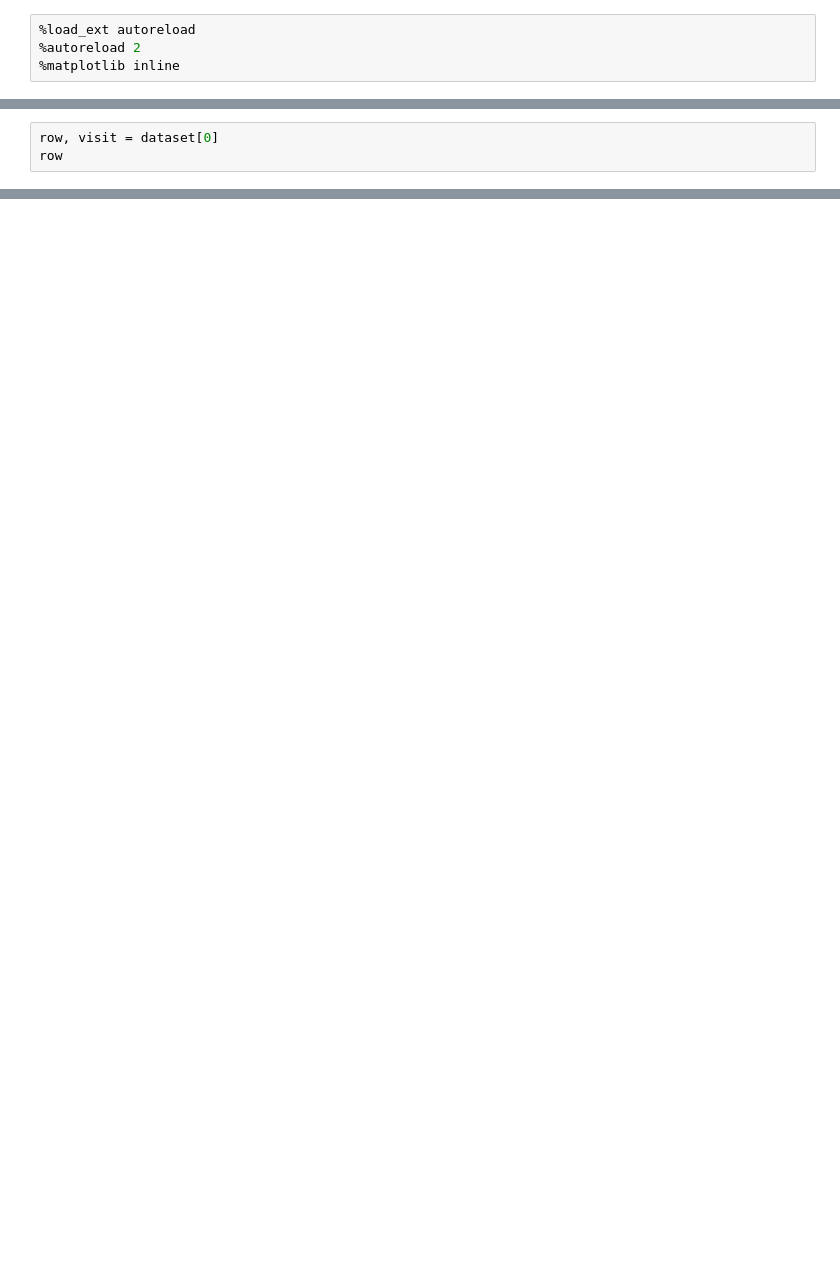
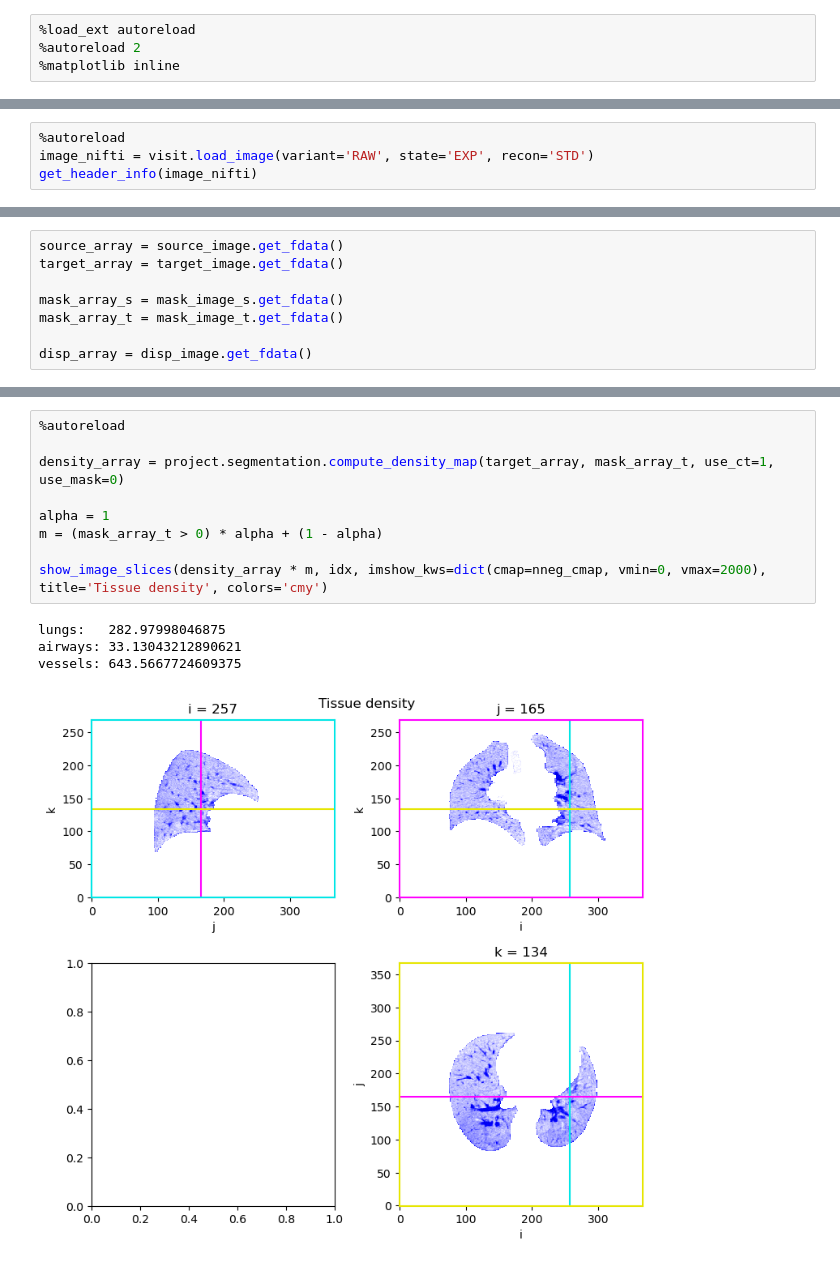
Before and after one commit to mattragoza/lung-project, a Jupyter notebook: notebooks/copdgene/01-preprocessing.ipynb, the cells around one changed output, grey strips where cells are left out. Cells and saved outputs as stored; diff of their text form; blank space fills up the shorter version.

```diff
--- a/notebooks/copdgene/01-preprocessing.ipynb
+++ b/notebooks/copdgene/01-preprocessing.ipynb
@@ -47,3 +44,0 @@ dataset
-# %%
-row, visit = dataset[0]
-row
@@ -138,0 +99,4 @@ get_header_info(image_nifti)
+# %%
+%autoreload
+image_nifti = visit.load_image(variant='RAW', state='EXP', recon='STD')
+get_header_info(image_nifti)
@@ -213,0 +314,8 @@ Wall time: 26.2 s
+# %%
+source_array = source_image.get_fdata()
+target_array = target_image.get_fdata()
+
+mask_array_s = mask_image_s.get_fdata()
+mask_array_t = mask_image_t.get_fdata()
+
+disp_array = disp_image.get_fdata()
@@ -213,0 +525,14 @@ Wall time: 26.2 s
+# %%
+%autoreload
+
+density_array = project.segmentation.compute_density_map(target_array, mask_array_t, use_ct=1, use_mask=0)
+
+alpha = 1
+m = (mask_array_t > 0) * alpha + (1 - alpha)
+
+show_image_slices(density_array * m, idx, imshow_kws=dict(cmap=nneg_cmap, vmin=0, vmax=2000), title='Tissue density', colors='cmy')
+# %% [output]
+lungs:   282.97998046875
+airways: 33.13043212890621
+vessels: 643.5667724609375
+[figure, added]
```
Also changed, not shown: parts of 24 cells of this notebook, 8 other files.
